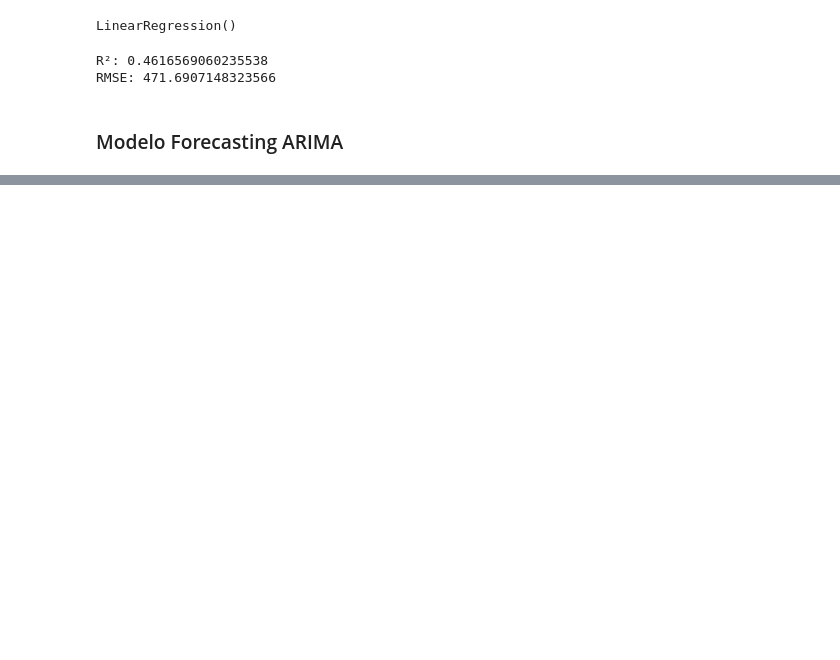
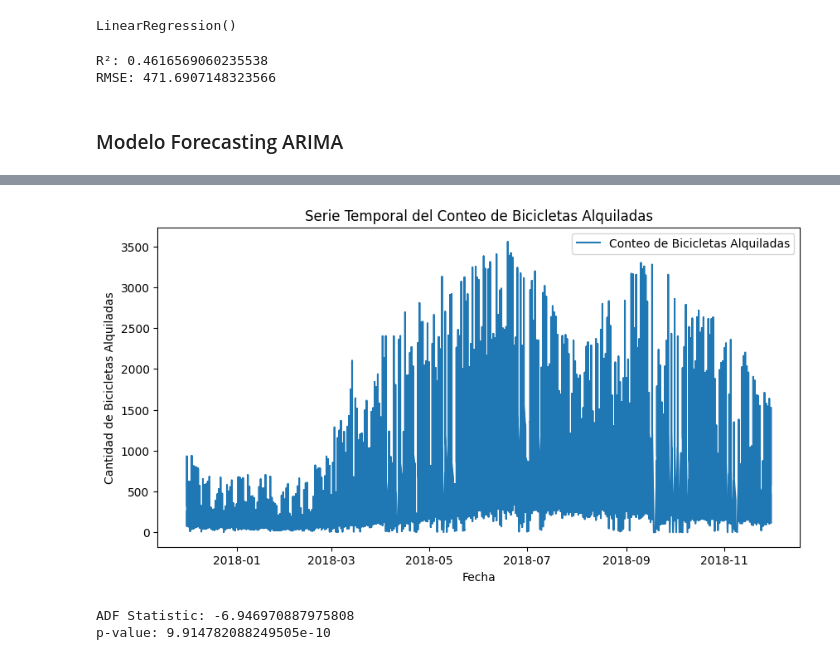
Before and after one commit to juanriosg12/proyecto1-data-trio, a Jupyter notebook: soportes/Modelamiento.ipynb, the cells around one changed output, grey strips where cells are left out. Drawn from its saved outputs; the diff is of its cells as text; code cells hidden in the pictures; blank space fills up the shorter version.

```diff
--- a/soportes/Modelamiento.ipynb
+++ b/soportes/Modelamiento.ipynb
@@ -44,3 +44,8 @@ R²: 0.4616569060235538
 RMSE: 471.6907148323566
 # %% [markdown]
 ### Modelo Forecasting ARIMA
+# %%
+data1 = pd.read_csv("../data/SeoulBikeData_limpio.csv", parse_dates=["Date"])
+data1 = data1.sort_values(by=["Date","Hour"], ascending=True)
+data1.set_index('Date', inplace=True)
+data1.head()
@@ -46,0 +60,29 @@ RMSE: 471.6907148323566
+# %%
+import matplotlib.pyplot as plt
+
+var_resp = data1["Rented Bike Count"]
+# Visualizar la serie temporal
+plt.figure(figsize=(10, 5))
+plt.plot(var_resp.index, var_resp, label='Conteo de Bicicletas Alquiladas')
+plt.title('Serie Temporal del Conteo de Bicicletas Alquiladas')
+plt.xlabel('Fecha')
+plt.ylabel('Cantidad de Bicicletas Alquiladas')
+plt.legend()
+plt.show()
+# %% [output]
+[figure, added]
+# %%
+from statsmodels.tsa.stattools import adfuller
+#Verificar estacionaridad con Prueba de Dickey-Fuller Aumentada (ADF)
+result = adfuller(var_resp)
+print('ADF Statistic:', result[0])
+print('p-value:', result[1])
+
+# Si p-value > 0.05, no es estacionaria. Realizamos diferenciación.
+if result[1] > 0.05:
+    data_diff = var_resp.diff().dropna()  # Diferenciación de la serie
+else:
+    data_diff = var_resp
+# %% [output]
+ADF Statistic: -6.946970887975808
+p-value: 9.914782088249505e-10
```
Also changed, not shown: parts of 4 cells of this notebook.
